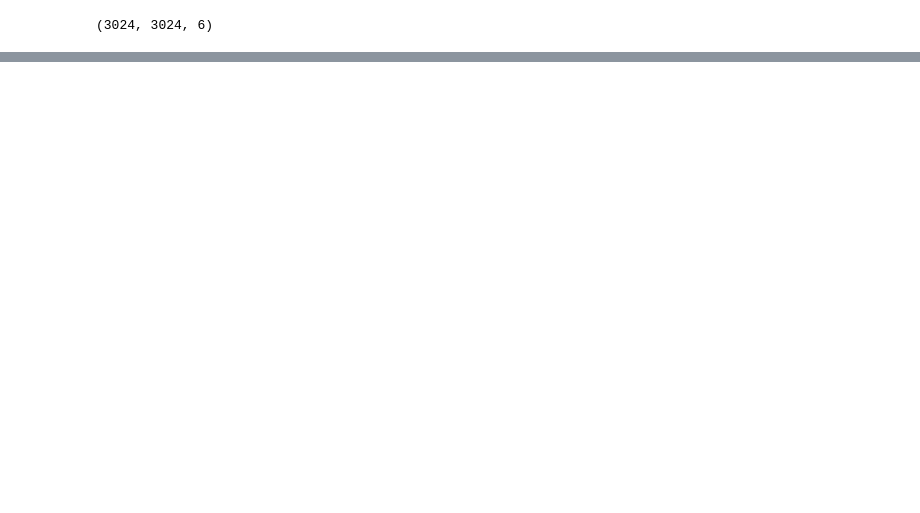
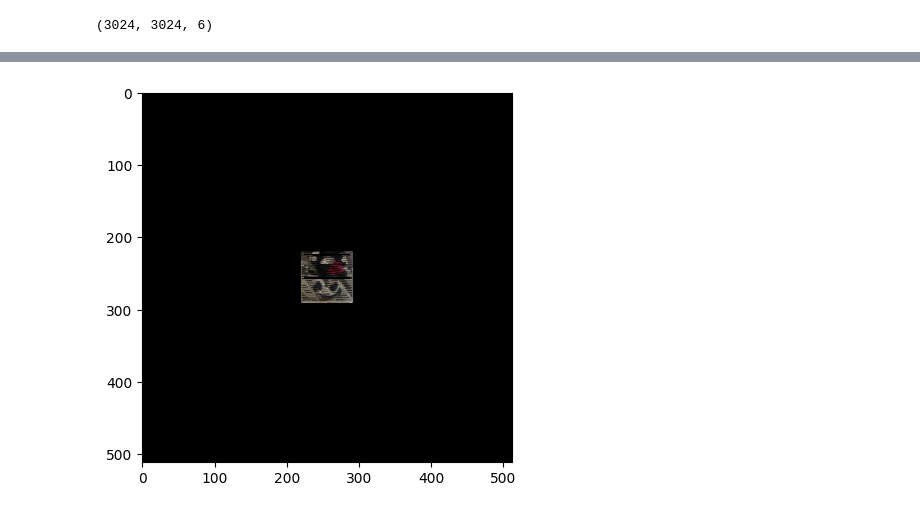
Before and after one commit to Edna-cyber/Telepresence, a Jupyter notebook: 3D.ipynb, the cells around one changed output, grey strips where cells are left out. Cells and saved outputs as stored; diff of their text form; code cells hidden in the pictures; blank space fills up the shorter version.

```diff
--- a/3D.ipynb
+++ b/3D.ipynb
@@ -187,0 +190,4 @@ close_gt = render(far_threed_coord, 0.5)
+# %%
+close_gt = render(close_threed_coord, image_normalized)
+# %% [output]
+[figure, added]
```
Also changed, not shown: parts of 12 cells of this notebook.
